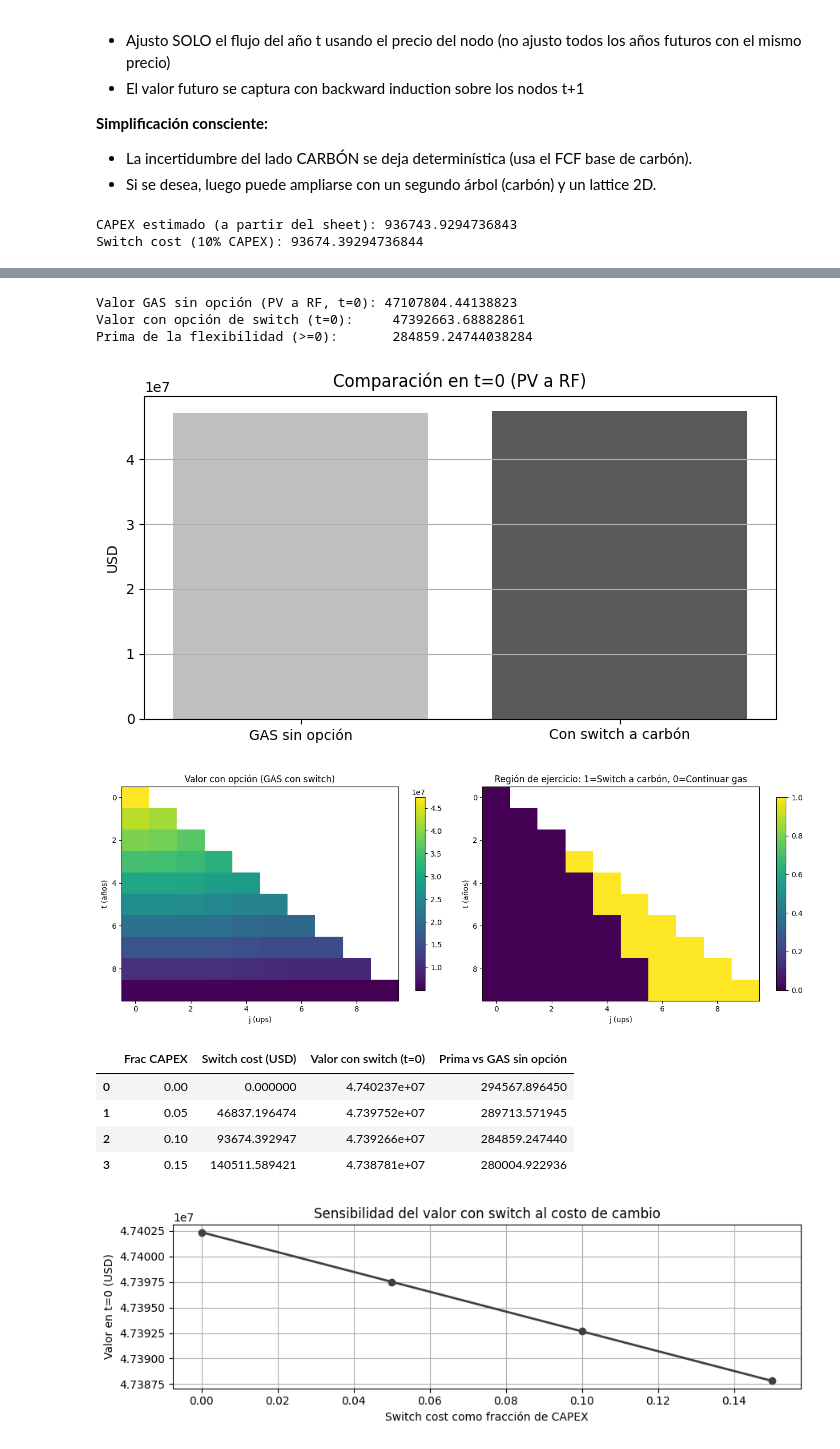
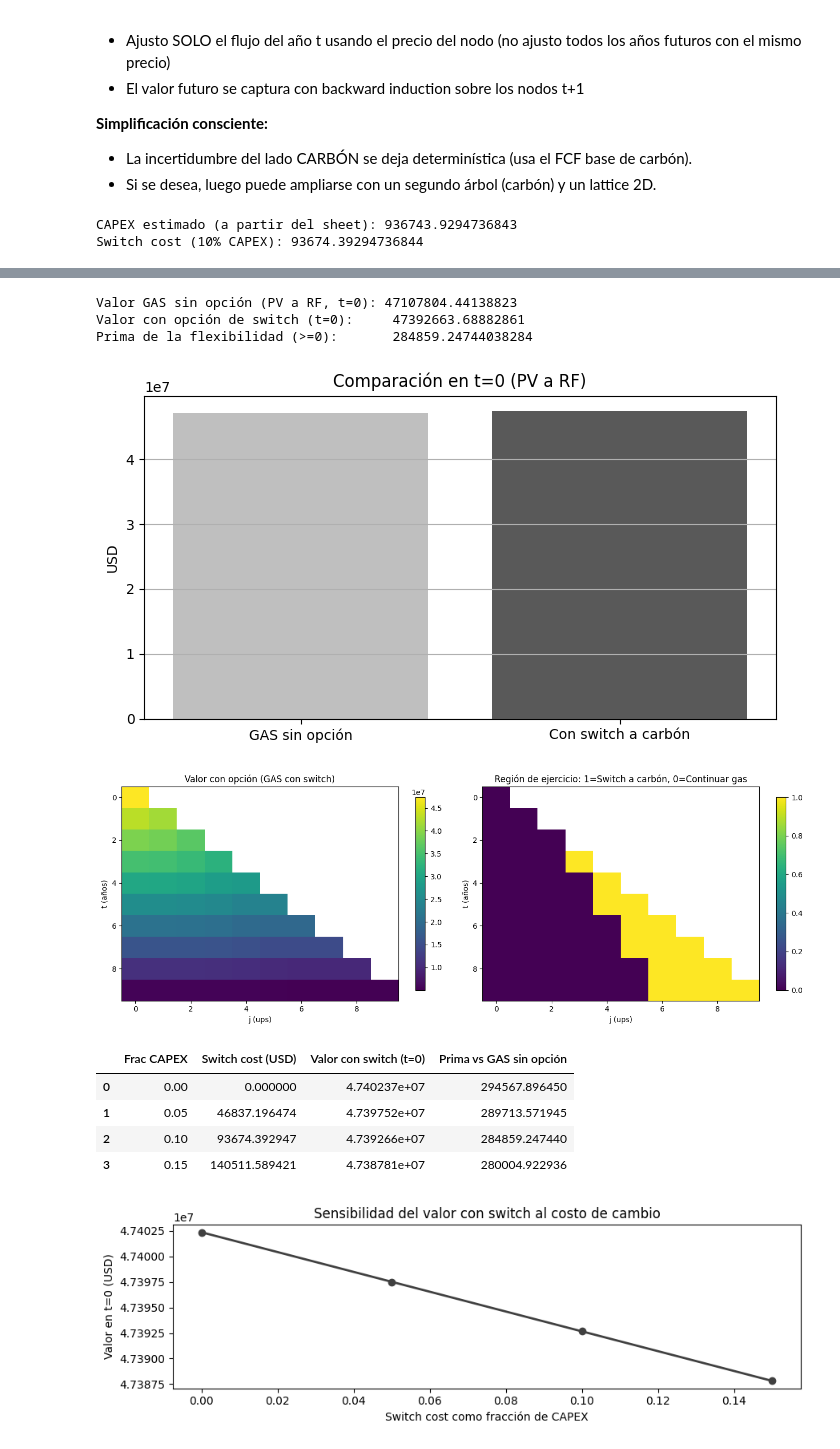
Before and after one commit to prometricas/Yonny_Markov, a Jupyter notebook: Yonny_finance.ipynb, the cells around one changed output, grey strips where cells are left out. Cells and saved outputs as stored; diff of their text form; code cells hidden in the pictures.

```diff
--- a/Yonny_finance.ipynb
+++ b/Yonny_finance.ipynb
@@ -1323,32 +1324,32 @@ sens = []
 for frac in [0.00, 0.05, 0.10, 0.15]:
     sc = frac * capex_guess
     val = value_with_switch_cost(sc)
     sens.append([frac, sc, val, val - value_gas_no_option])
 
 df_sens = pd.DataFrame(sens, columns=["Frac CAPEX", "Switch cost (USD)", "Valor con switch (t=0)", "Prima vs GAS sin opción"])
 display(df_sens)
 
 fig, ax = plt.subplots(1, 1, figsize=(9, 3))
 ax.plot(df_sens["Frac CAPEX"], df_sens["Valor con switch (t=0)"], color="0.25", linewidth=2, marker="o")
 ax.set_title("Sensibilidad del valor con switch al costo de cambio")
 ax.set_xlabel("Switch cost como fracción de CAPEX")
 ax.set_ylabel("Valor en t=0 (USD)")
-ax.grid(True)
+#ax.grid(True), color='lightgray'
 plt.tight_layout()
 plt.show()
 # %% [output]
 CAPEX estimado (a partir del sheet): 936743.9294736843
 Switch cost (10% CAPEX): 93674.39294736844
 [figure]
 [figure]
 Valor GAS sin opción (PV a RF, t=0): 47107804.44138823
 Valor con opción de switch (t=0):     47392663.68882861
 Prima de la flexibilidad (>=0):       284859.24744038284
 [figure]
 [figure]
 |  | Frac CAPEX | Switch cost (USD) | Valor con switch (t=0) | Prima vs GAS sin opción |
 | 0 | 0.00 | 0.000000 | 4.740237e+07 | 294567.896450 |
 | 1 | 0.05 | 46837.196474 | 4.739752e+07 | 289713.571945 |
 | 2 | 0.10 | 93674.392947 | 4.739266e+07 | 284859.247440 |
 | 3 | 0.15 | 140511.589421 | 4.738781e+07 | 280004.922936 |
-[figure, old version]
+[figure, new version]
```
Also changed, not shown: parts of 4 cells of this notebook.
